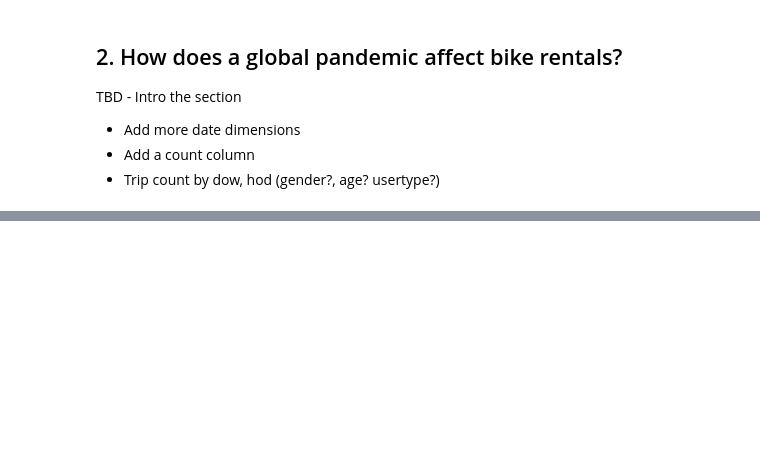
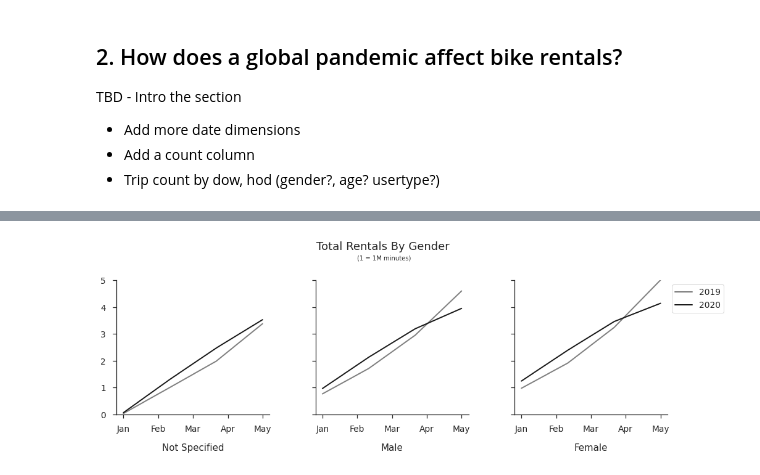
Before and after one commit to stevenrhart/bike-rentals, a Jupyter notebook: notebooks/Covid Bike Rental Analysis.ipynb, the cells around one changed output, grey strips where cells are left out. Saved outputs shown, nothing was run; the diff lists cells and outputs as text; code cells hidden in the pictures; blank space fills up the shorter version.

```diff
--- a/notebooks/Covid Bike Rental Analysis.ipynb
+++ b/notebooks/Covid Bike Rental Analysis.ipynb
@@ -189,15 +239,12 @@ plt.xlabel(None);
 # %%
-# Pivot rental count running total by year and month
-df_pivot = df.pivot_table(index=['month'], columns='year', values='rental_count', aggfunc=np.sum).reset_index()
+# Pivot rental count running total month, gender
+df_pivot = df.pivot_table(index=['month', 'gender'], columns='year', values='rental_count', aggfunc=np.sum)
 
 # Convert to running total
 df_pivot = df_pivot.cumsum()
 
-# Reestablish index
-df_pivot = df_pivot.set_index('month', drop=True)
+# Scale rental counts
+df_pivot = df_pivot.apply(lambda x: round((x / 1000000),2), axis=1)
 
-# Scale rental counts
-df_pivot = df_pivot.apply(lambda x: round((x / 1000),2).astype(int), axis=1)
-
-# Rename index to friendly month names
-df_pivot.rename(index={1: 'Jan', 3: 'Feb', 6: 'Mar', 10: 'Apr'}, inplace=True)
+# Reset the index
+df_pivot = df_pivot.reset_index()
@@ -229,0 +251,40 @@ sns.lineplot(x='starttime', y='running_total', data=df_2020, color='#FFC107', la
+# %%
+# Set x labels
+x_labels = ['Not Specified', 'Male', 'Female']
+
+# Create figure and pad the subplots
+fig = plt.figure(figsize=(16,4))
+fig.subplots_adjust(wspace=0.3)
+
+# Create a subplot for each gender
+for i in range(3):
+    df_temp = df_pivot[df_pivot['gender'] == i]
+    df_temp_pivot = df_temp.pivot_table(index=['month'], values=[2019,2020], aggfunc=np.sum)
+
+    # Extract x and y values
+    x = df_temp_pivot.index.to_list()
+    y1 = df_temp_pivot.iloc[:,0].to_list()
+    y2 = df_temp_pivot.iloc[:,1].to_list()
+    y = [y1, y2]
+    labels = ['2019', '2020']
+    colors = ['gray', 'k']
+
+    # Plot the values
+    plt.subplot(1,3, (i+1))
+    for y_arr, label, color in zip(y, labels, colors):
+        plt.plot(x, y_arr, color=color, label=label, linewidth=2)
+    plt.xticks(np.linspace(1, 4, 5), ['Jan', 'Feb', 'Mar', 'Apr', 'May'])
+    plt.xlabel(x_labels[i], labelpad=16)
+    if i !=0:
+        plt.yticks(np.linspace(0, 5, 6), " ")
+    plt.ylim(0,5)
+    sns.set_style('ticks')
+    sns.despine()
+
+# Add legend and show the plot
+plt.suptitle("Total Rentals By Gender", y=1.1)
+plt.title("(1 = 1M minutes)", fontsize=10, pad=16, y=1.08, x=-.85)
+plt.legend(title=None, loc='upper left', bbox_to_anchor=(1, 1));
+plt.show()
+# %% [output]
+[figure, added]
```
Also changed, not shown: parts of 31 cells of this notebook.
